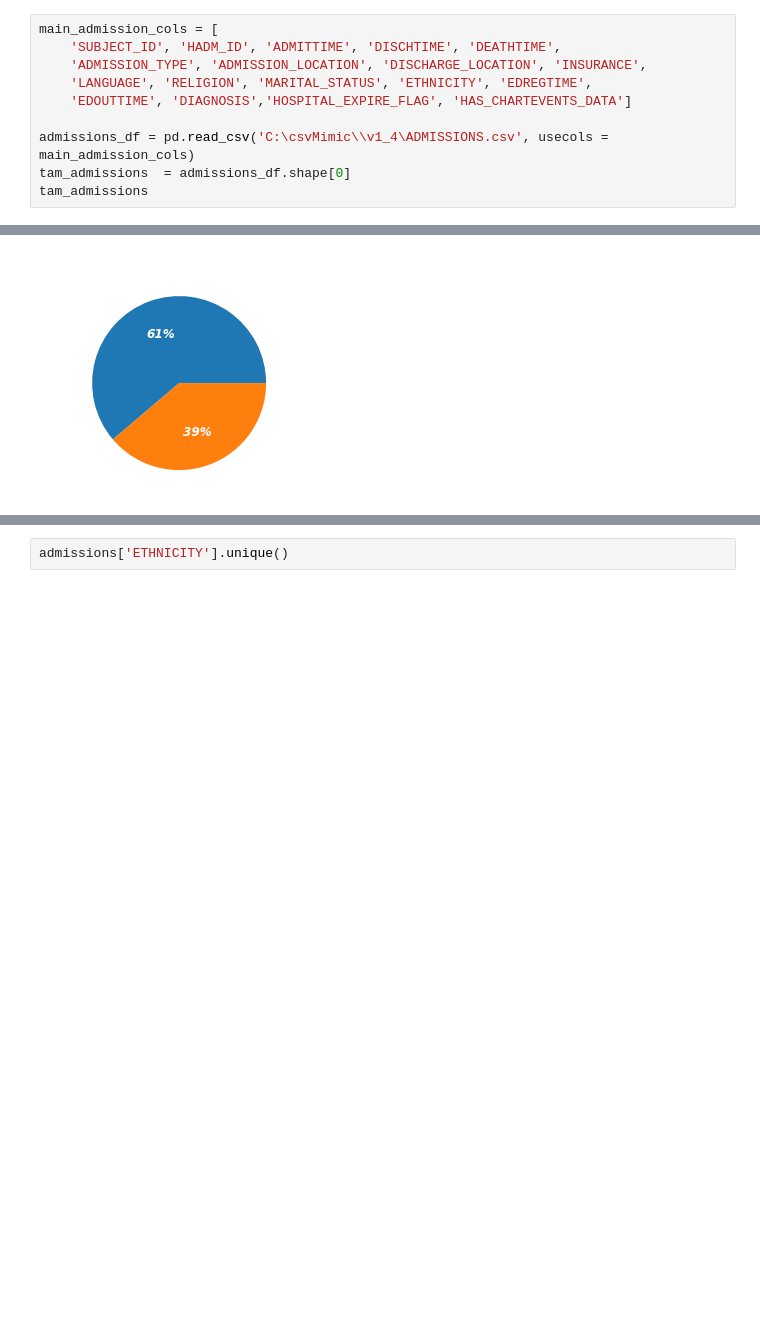
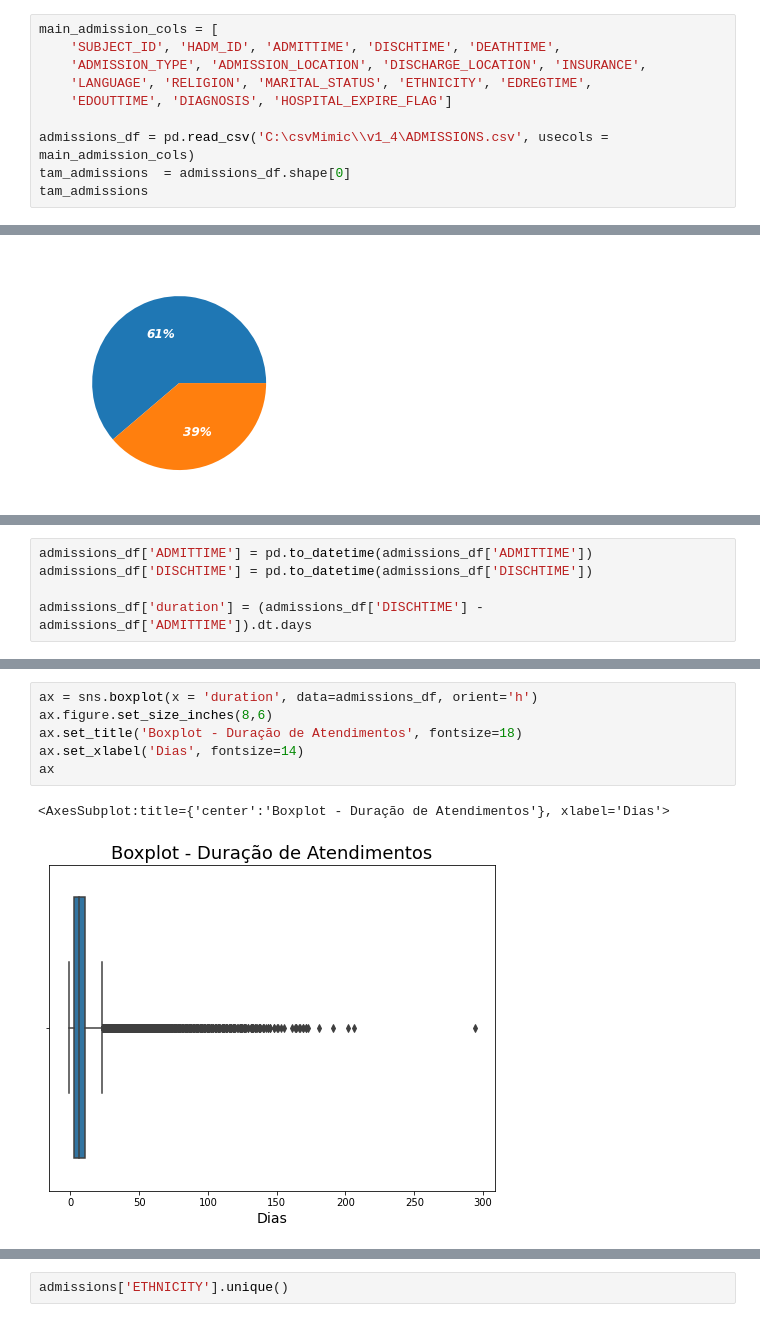
Before and after one commit to camila-cg/mimic-3, a Jupyter notebook: análise-exploratória.ipynb, the cells around one changed output, grey strips where cells are left out. Cells and saved outputs as stored; diff of their text form; blank space fills up the shorter version.

```diff
--- a/análise-exploratória.ipynb
+++ b/análise-exploratória.ipynb
@@ -105,7 +105,7 @@ main_admission_cols = [
     'SUBJECT_ID', 'HADM_ID', 'ADMITTIME', 'DISCHTIME', 'DEATHTIME',
     'ADMISSION_TYPE', 'ADMISSION_LOCATION', 'DISCHARGE_LOCATION', 'INSURANCE',
     'LANGUAGE', 'RELIGION', 'MARITAL_STATUS', 'ETHNICITY', 'EDREGTIME',
-    'EDOUTTIME', 'DIAGNOSIS','HOSPITAL_EXPIRE_FLAG', 'HAS_CHARTEVENTS_DATA']
+    'EDOUTTIME', 'DIAGNOSIS', 'HOSPITAL_EXPIRE_FLAG']
 
 admissions_df = pd.read_csv('C:\csvMimic\\v1_4\ADMISSIONS.csv', usecols = main_admission_cols)
 tam_admissions  = admissions_df.shape[0]
@@ -361,0 +345,5 @@ ValueError: Could not interpret input 'mortalidade'
+# %%
+admissions_df['ADMITTIME'] = pd.to_datetime(admissions_df['ADMITTIME'])
+admissions_df['DISCHTIME'] = pd.to_datetime(admissions_df['DISCHTIME'])
+
+admissions_df['duration'] = (admissions_df['DISCHTIME'] - admissions_df['ADMITTIME']).dt.days
@@ -361,0 +364,9 @@ ValueError: Could not interpret input 'mortalidade'
+# %%
+ax = sns.boxplot(x = 'duration', data=admissions_df, orient='h')
+ax.figure.set_size_inches(8,6)
+ax.set_title('Boxplot - Duração de Atendimentos', fontsize=18)
+ax.set_xlabel('Dias', fontsize=14)
+ax
+# %% [output]
+<AxesSubplot:title={'center':'Boxplot - Duração de Atendimentos'}, xlabel='Dias'>
+[figure, added]
```
Also changed, not shown: parts of 25 cells of this notebook.
